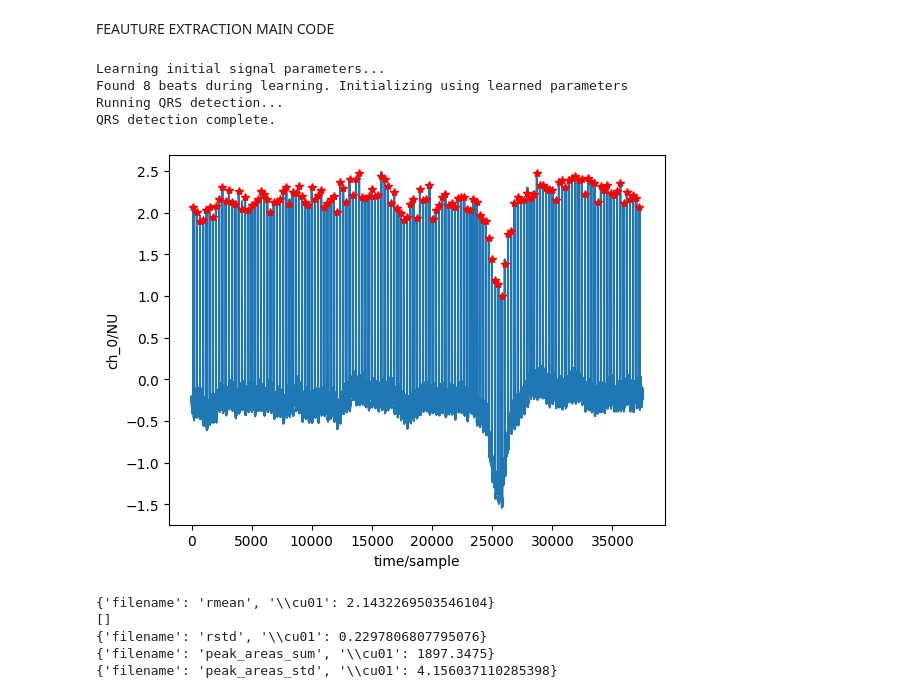
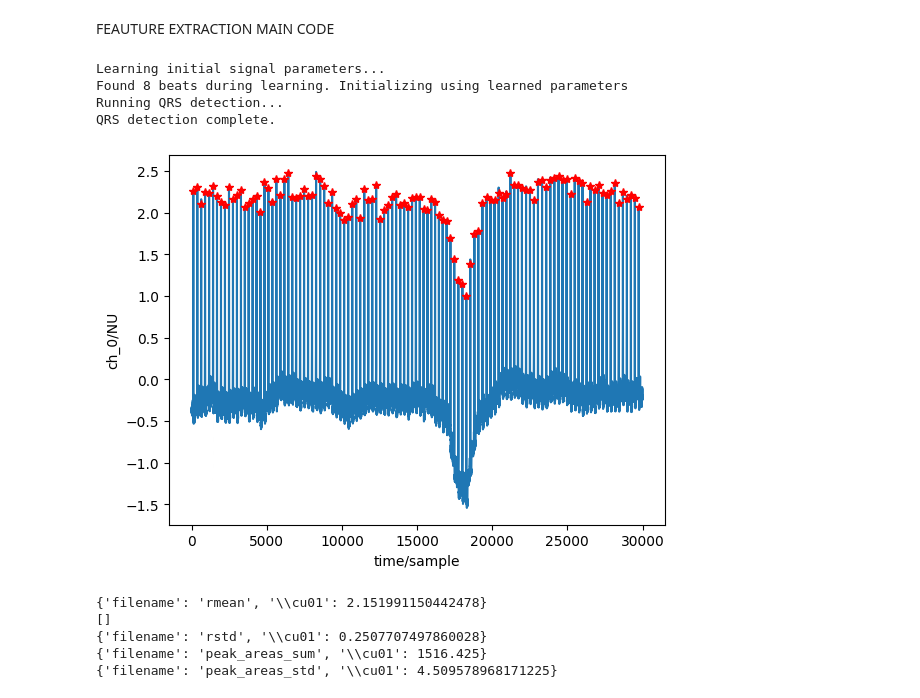
Before and after one commit to zodwick/ventricular-fibrillation-prediction-model, a Jupyter notebook: code.ipynb, the cells around one changed output. Cells and saved outputs as stored; diff of their text form; code cells hidden in the pictures.

```diff
--- a/code.ipynb
+++ b/code.ipynb
@@ -221,38 +221,37 @@ def mean_std(file_path, file_name, start, stop):
         peak_areas_sum[file_name]=sum(peak_areas)
         peak_areas_std[file_name]=statistics.stdev(peak_areas)
 
 
     except ZeroDivisionError:
         rinvalid.append(file_name)
 
 
 def main():
     file_path = r"D:\vf predict\cu-ventricular-tachyarrhythmia-database-1.0.0"
     file_name = "\cu01"
     file_destination = file_path+file_name
     stop = 53542-7500
-    start = stop - 37500  # 7500 samples = 30 seconds
+    start = stop - 30000  # 7500 samples = 30 seconds
     mean_std(file_path, file_name, start, stop)
-
 
 
 
     print(rmeans)
     print(rinvalid)
     print(rstandard_deviation)
     print(peak_areas_sum)
     print(peak_areas_std)
 
 
 main()
 # %% [output]
 Learning initial signal parameters...
 Found 8 beats during learning. Initializing using learned parameters
 Running QRS detection...
 QRS detection complete.
-[figure, old version]
+[figure, new version]
-{'filename': 'rmean', '\\cu01': 2.1432269503546104}
+{'filename': 'rmean', '\\cu01': 2.151991150442478}
 []
-{'filename': 'rstd', '\\cu01': 0.2297806807795076}
-{'filename': 'peak_areas_sum', '\\cu01': 1897.3475}
-{'filename': 'peak_areas_std', '\\cu01': 4.156037110285398}
+{'filename': 'rstd', '\\cu01': 0.2507707497860028}
+{'filename': 'peak_areas_sum', '\\cu01': 1516.425}
+{'filename': 'peak_areas_std', '\\cu01': 4.509578968171225}
```
